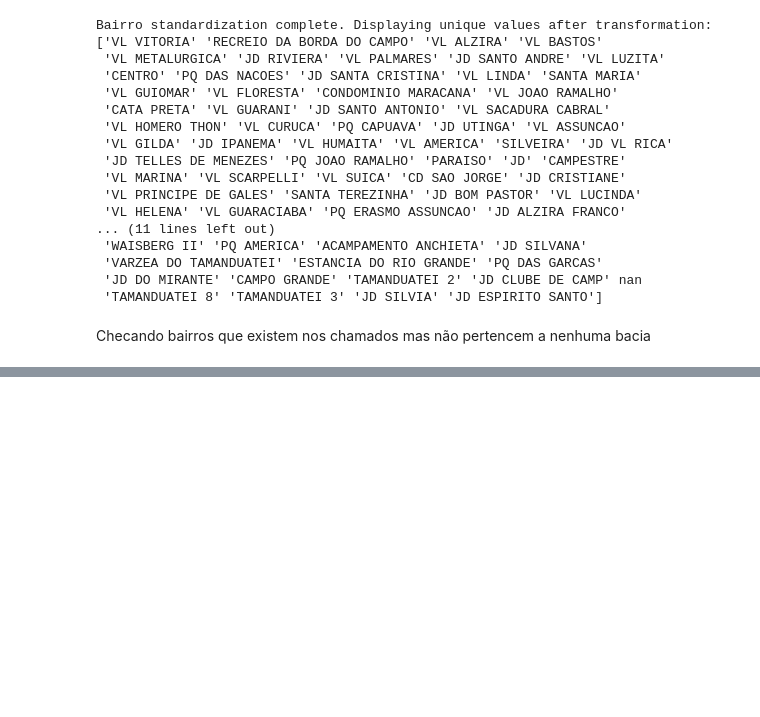
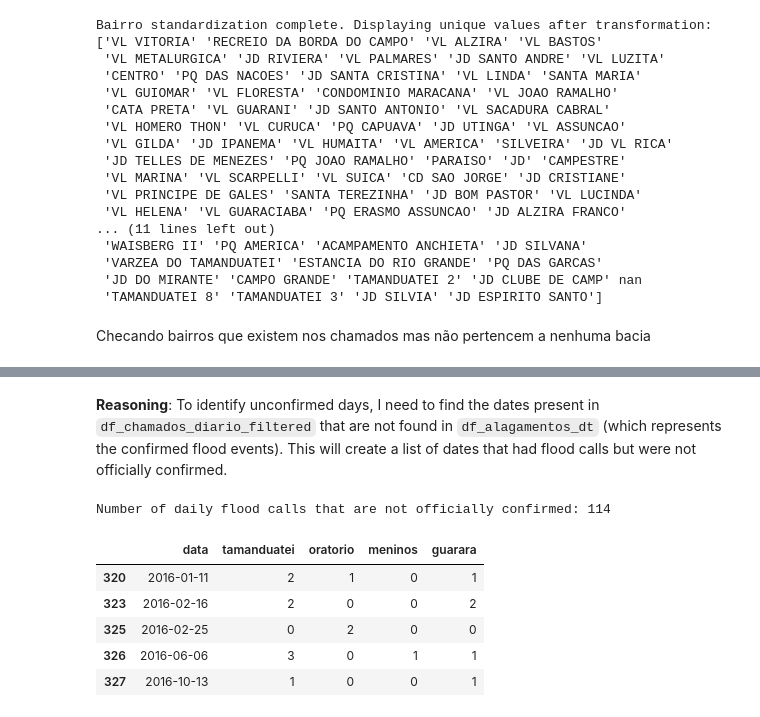
Before and after one commit to gitly-br/PSA_pred_models, a Jupyter notebook: notebooks/Processamento_chamados.ipynb, the cells around one changed output, grey strips where cells are left out. Drawn from its saved outputs; the diff is of its cells as text; code cells hidden in the pictures; blank space fills up the shorter version.

```diff
--- a/notebooks/Processamento_chamados.ipynb
+++ b/notebooks/Processamento_chamados.ipynb
@@ -249,0 +535,20 @@ Os seguintes bairros existem em 'df_chamados' mas não foram encontrados em nenh
+# %% [markdown]
+**Reasoning**:
+To identify unconfirmed days, I need to find the dates present in `df_chamados_diario_filtered` that are not found in `df_alagamentos_dt` (which represents the confirmed flood events). This will create a list of dates that had flood calls but were not officially confirmed.
+# %%
+confirmed_dates = set(df_alagamentos_dt['data'].dt.date)
+
+unconfirmed_flood_call_dates = df_chamados_diario_filtered[
+    ~df_chamados_diario_filtered['data'].dt.date.isin(confirmed_dates)
+].copy()
+
+print(f"Number of daily flood calls that are not officially confirmed: {len(unconfirmed_flood_call_dates)}")
+display(unconfirmed_flood_call_dates.head())
+# %% [output]
+Number of daily flood calls that are not officially confirmed: 114
+|  | data | tamanduatei | oratorio | meninos | guarara |
+| 320 | 2016-01-11 | 2 | 1 | 0 | 1 |
+| 323 | 2016-02-16 | 2 | 0 | 0 | 2 |
+| 325 | 2016-02-25 | 0 | 2 | 0 | 0 |
+| 326 | 2016-06-06 | 3 | 0 | 1 | 1 |
+| 327 | 2016-10-13 | 1 | 0 | 0 | 1 |
```
Also changed, not shown: parts of 38 cells of this notebook.
